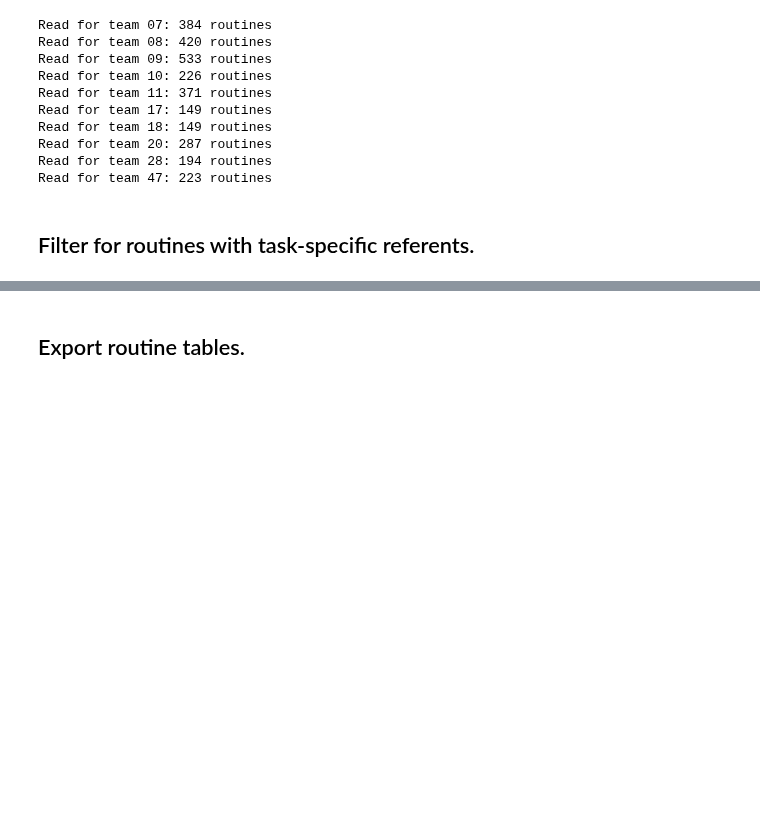
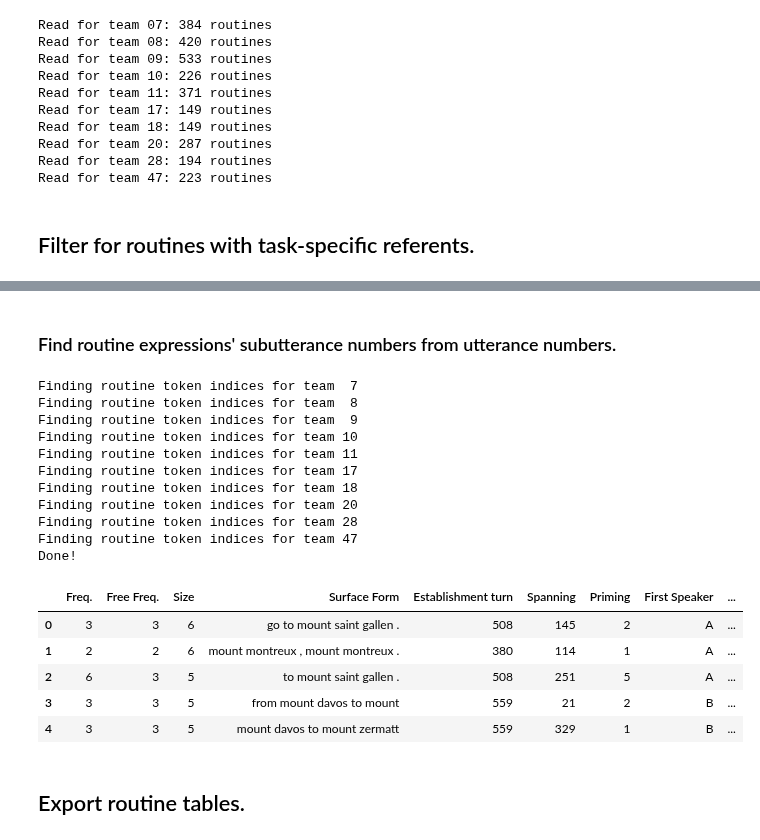
Before and after one commit to chili-epfl/justhink-alignment-analysis, a Jupyter notebook: tools/4_extract_routines_from_transcripts.ipynb, the cells around one changed output, grey strips where cells are left out. Drawn from its saved outputs; the diff is of its cells as text; code cells hidden in the pictures; blank space fills up the shorter version.

Commit message:
Restructure to have more precise token order result for h1.2

```diff
--- a/tools/4_extract_routines_from_transcripts.ipynb
+++ b/tools/4_extract_routines_from_transcripts.ipynb
@@ -157,11 +156,11 @@ tokenizer = nlp.Defaults.create_tokenizer(nlp)
 # %% [markdown]
 Define a tokeniser method for dialign (as per dialign input format).
 # %%
-def tokenise_utterances(df, tokenizer):
+def tokenise_utterances(df, tokeniser):
     df = df.copy()
     texts = list()
     for u in df['utterance']:
-        tokens = tokenizer(u)
+        tokens = tokeniser(u)
         text = ' '.join([t.text for t in tokens])
         texts.append(text)
 
@@ -284,0 +324,18 @@ for team_no, df in routine_dfs.items():
+# %%
+def find_sub_list(sl, l):
+    # allows for multiple matches
+    # from https://stackoverflow.com/a/17870684
+    results = []
+    sll = len(sl)
+    for ind in (i for i, e in enumerate(l) if e == sl[0]):
+        if l[ind:ind+sll] == sl:
+            results.append((ind, ind+sll-1))
+
+    return results
+
+# # Try.
+# greeting = ['hello', 'my', 'name', 'is', 'bob',
+#             'how', 'are', 'you', 'my', 'name', 'is']
+# print(find_sub_list(['my', 'name', 'is'], greeting))
+# %% [markdown]
+### Find routine expressions' subutterance numbers from utterance numbers.
@@ -285,3 +370,58 @@ for team_no, df in routine_dfs.items():
+# %%
+for team_no, df in routine_dfs.items():
+    print('Finding routine token indices for team {:2d}'.format(
+        team_no))
+
+    u_df = utterance_dfs[team_no]
+    t_df = token_dfs[team_no]
+    tokens_list = list()
+    establish_list = list()
+    priming_list = list()
+    for i, row in df.iterrows():
+        subutterance = row['Surface Form']
+
+        # subutterance list to be built, for each row.
+        l = list()
+        for u_no in row['utterances']:  # for each utterance no
+            l += get_start_indices(subutterance, u_no, u_df)
+        tokens_list.append(l)
+
+        # priming token from the priming utterance no.
+        u_no = row['utterances'][0]
+        t = get_start_indices(subutterance, u_no, u_df)[0]
+        priming_list.append(t)
+
+        # establishment token from the establishment utterance no.
+        u_no = row['Establishment turn']
+        t = get_start_indices(subutterance, u_no, u_df)[0]
+        establish_list.append(t)
+
+    df['tokens'] = tokens_list
+    df['priming_token'] = priming_list
+    df['establish_token'] = establish_list
+
+
+print('Done!')
+
+routine_dfs[7].head()
+# %% [output]
+Finding routine token indices for team  7
+Finding routine token indices for team  8
+Finding routine token indices for team  9
+Finding routine token indices for team 10
+Finding routine token indices for team 11
+Finding routine token indices for team 17
+Finding routine token indices for team 18
+Finding routine token indices for team 20
+Finding routine token indices for team 28
+Finding routine token indices for team 47
+Done!
+|  | Freq. | Free Freq. | Size | Surface Form | Establishment turn | Spanning | Priming | First Speaker | ... |
+| 0 | 3 | 3 | 6 | go to mount saint gallen . | 508 | 145 | 2 | A | ... |
+| 1 | 2 | 2 | 6 | mount montreux , mount montreux . | 380 | 114 | 1 | A | ... |
+| 2 | 6 | 3 | 5 | to mount saint gallen . | 508 | 251 | 5 | A | ... |
+| 3 | 3 | 3 | 5 | from mount davos to mount | 559 | 21 | 2 | B | ... |
+| 4 | 3 | 3 | 5 | mount davos to mount zermatt | 559 | 329 | 1 | B | ... |
 # %% [markdown]
 ## Export routine tables.
 # %%
```
Also changed, not shown: parts of 17 cells of this notebook, 34 other files.
